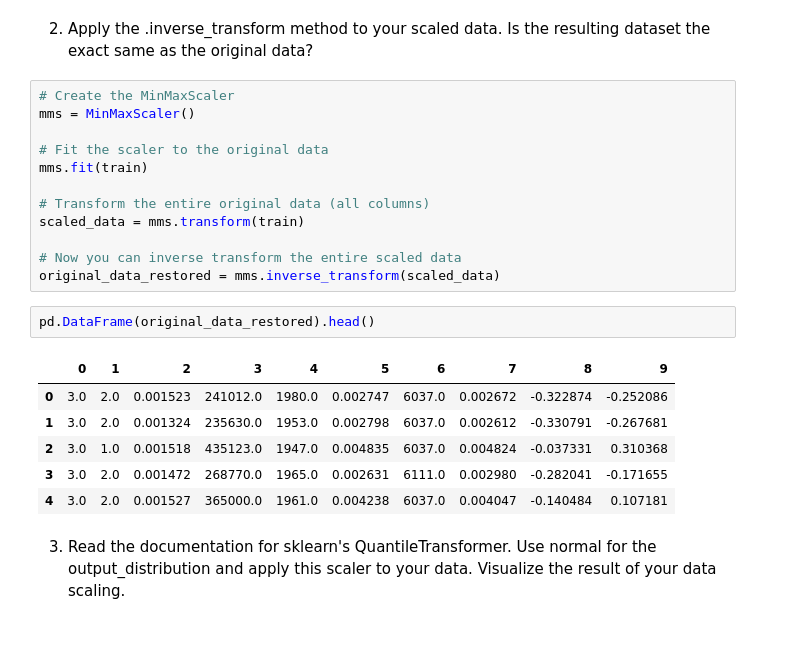
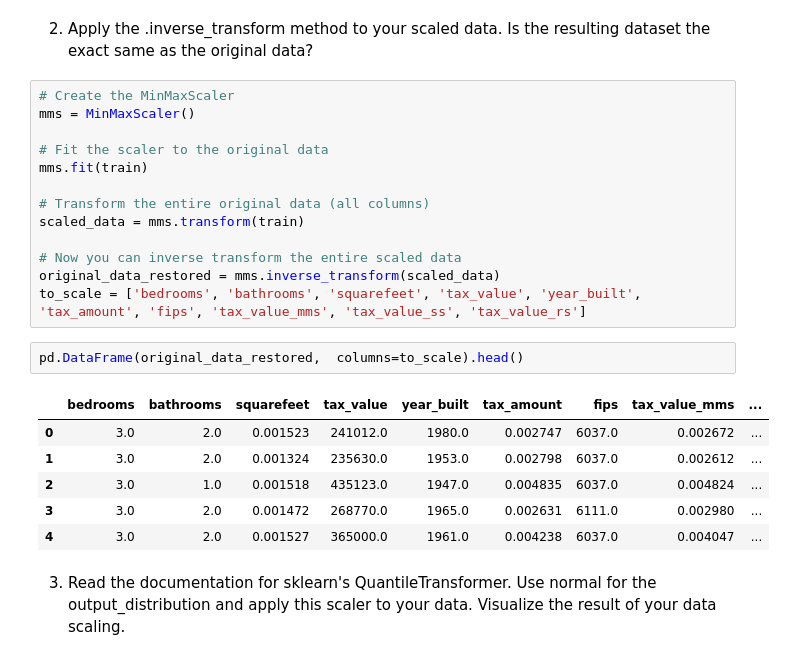
Before and after one commit to TheodoreQuansah/regression-exercises, a Jupyter notebook: scaling.ipynb, the cells around one changed output. Saved outputs shown, nothing was run; the diff lists cells and outputs as text.

```diff
--- a/scaling.ipynb
+++ b/scaling.ipynb
@@ -139,15 +139,16 @@ scaled_data = mms.transform(train)
 
 # Now you can inverse transform the entire scaled data
 original_data_restored = mms.inverse_transform(scaled_data)
+to_scale = ['bedrooms', 'bathrooms', 'squarefeet', 'tax_value', 'year_built', 'tax_amount', 'fips', 'tax_value_mms', 'tax_value_ss', 'tax_value_rs']
 # %%
-pd.DataFrame(original_data_restored).head()
+pd.DataFrame(original_data_restored,  columns=to_scale).head()
 # %% [output]
-|  | 0 | 1 | 2 | 3 | 4 | 5 | 6 | 7 | 8 | 9 |
-| 0 | 3.0 | 2.0 | 0.001523 | 241012.0 | 1980.0 | 0.002747 | 6037.0 | 0.002672 | -0.322874 | -0.252086 |
-| 1 | 3.0 | 2.0 | 0.001324 | 235630.0 | 1953.0 | 0.002798 | 6037.0 | 0.002612 | -0.330791 | -0.267681 |
-| 2 | 3.0 | 1.0 | 0.001518 | 435123.0 | 1947.0 | 0.004835 | 6037.0 | 0.004824 | -0.037331 | 0.310368 |
-| 3 | 3.0 | 2.0 | 0.001472 | 268770.0 | 1965.0 | 0.002631 | 6111.0 | 0.002980 | -0.282041 | -0.171655 |
-| 4 | 3.0 | 2.0 | 0.001527 | 365000.0 | 1961.0 | 0.004238 | 6037.0 | 0.004047 | -0.140484 | 0.107181 |
+|  | bedrooms | bathrooms | squarefeet | tax_value | year_built | tax_amount | fips | tax_value_mms | ... |
+| 0 | 3.0 | 2.0 | 0.001523 | 241012.0 | 1980.0 | 0.002747 | 6037.0 | 0.002672 | ... |
+| 1 | 3.0 | 2.0 | 0.001324 | 235630.0 | 1953.0 | 0.002798 | 6037.0 | 0.002612 | ... |
+| 2 | 3.0 | 1.0 | 0.001518 | 435123.0 | 1947.0 | 0.004835 | 6037.0 | 0.004824 | ... |
+| 3 | 3.0 | 2.0 | 0.001472 | 268770.0 | 1965.0 | 0.002631 | 6111.0 | 0.002980 | ... |
+| 4 | 3.0 | 2.0 | 0.001527 | 365000.0 | 1961.0 | 0.004238 | 6037.0 | 0.004047 | ... |
 # %% [markdown]
 3) Read the documentation for sklearn's QuantileTransformer. Use normal for the output_distribution and apply this scaler to your data. Visualize the result of your data scaling.
 # %%
```
Also changed, not shown: parts of 10 cells of this notebook, 1 other file.
